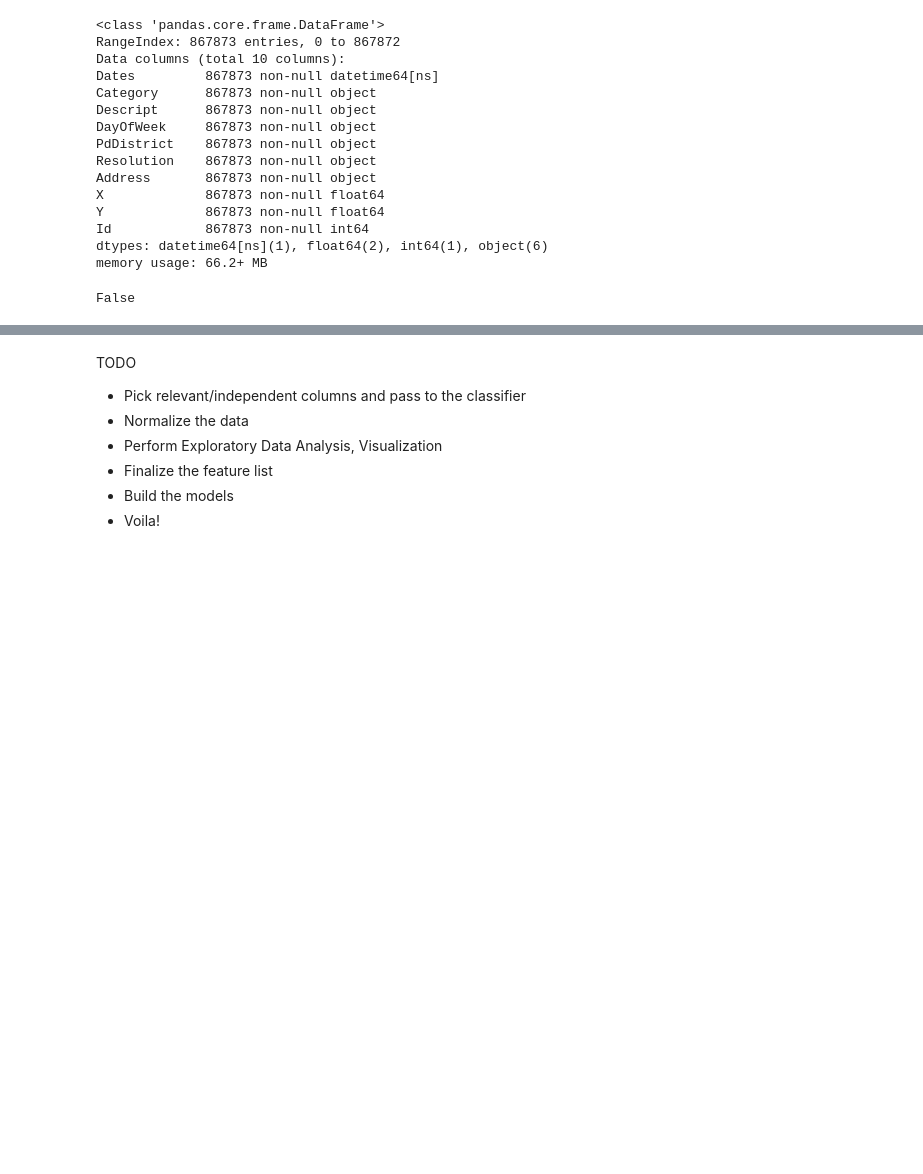
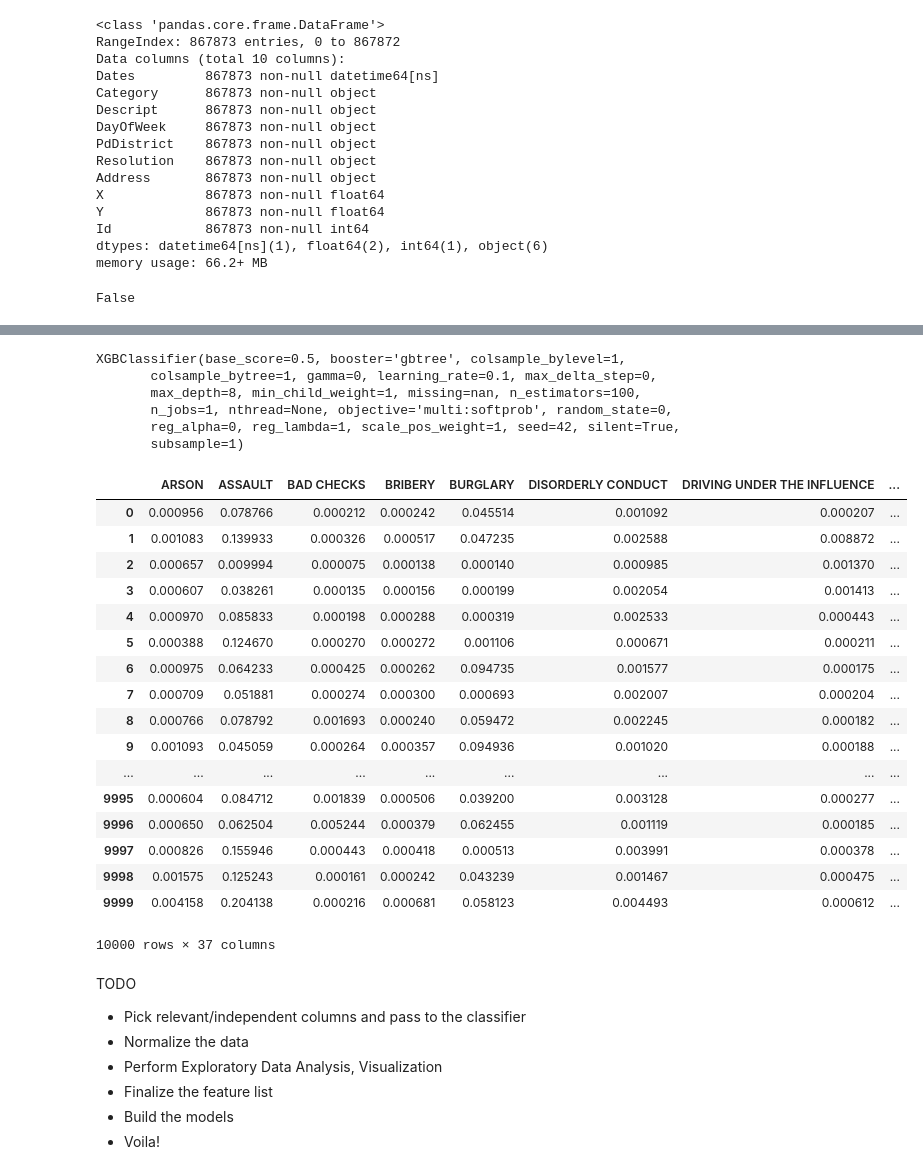
Before and after one commit to gopuvenkat/sfo-crime-classification, a Jupyter notebook: sfo-crime-classification.ipynb, the cells around one changed output, grey strips where cells are left out. Saved outputs shown, nothing was run; the diff lists cells and outputs as text; code cells hidden in the pictures; blank space fills up the shorter version.

Commit message:
XGBOOST: 2.03813

```diff
--- a/sfo-crime-classification.ipynb
+++ b/sfo-crime-classification.ipynb
@@ -265,0 +277,36 @@ print("Score = {0:.5f}".format(score))
+# %%
+model = pickle.load(open("xgboost.p", "rb"))
+model
+# %% [output]
+XGBClassifier(base_score=0.5, booster='gbtree', colsample_bylevel=1,
+       colsample_bytree=1, gamma=0, learning_rate=0.1, max_delta_step=0,
+       max_depth=8, min_child_weight=1, missing=nan, n_estimators=100,
+       n_jobs=1, nthread=None, objective='multi:softprob', random_state=0,
+       reg_alpha=0, reg_lambda=1, scale_pos_weight=1, seed=42, silent=True,
+       subsample=1)
+# %%
+predictions = model.predict_proba(X_test)
+# %%
+submission = pd.DataFrame(predictions)
+submission.columns = sorted(data.Category.unique())
+submission['Id'] = test['Id']
+submission
+# %% [output]
+|  | ARSON | ASSAULT | BAD CHECKS | BRIBERY | BURGLARY | DISORDERLY CONDUCT | DRIVING UNDER THE INFLUENCE | ... |
+| 0 | 0.000956 | 0.078766 | 0.000212 | 0.000242 | 0.045514 | 0.001092 | 0.000207 | ... |
+| 1 | 0.001083 | 0.139933 | 0.000326 | 0.000517 | 0.047235 | 0.002588 | 0.008872 | ... |
+| 2 | 0.000657 | 0.009994 | 0.000075 | 0.000138 | 0.000140 | 0.000985 | 0.001370 | ... |
+| 3 | 0.000607 | 0.038261 | 0.000135 | 0.000156 | 0.000199 | 0.002054 | 0.001413 | ... |
+| 4 | 0.000970 | 0.085833 | 0.000198 | 0.000288 | 0.000319 | 0.002533 | 0.000443 | ... |
+| 5 | 0.000388 | 0.124670 | 0.000270 | 0.000272 | 0.001106 | 0.000671 | 0.000211 | ... |
+| 6 | 0.000975 | 0.064233 | 0.000425 | 0.000262 | 0.094735 | 0.001577 | 0.000175 | ... |
+| 7 | 0.000709 | 0.051881 | 0.000274 | 0.000300 | 0.000693 | 0.002007 | 0.000204 | ... |
+| 8 | 0.000766 | 0.078792 | 0.001693 | 0.000240 | 0.059472 | 0.002245 | 0.000182 | ... |
+| 9 | 0.001093 | 0.045059 | 0.000264 | 0.000357 | 0.094936 | 0.001020 | 0.000188 | ... |
+| ... | ... | ... | ... | ... | ... | ... | ... | ... |
+| 9995 | 0.000604 | 0.084712 | 0.001839 | 0.000506 | 0.039200 | 0.003128 | 0.000277 | ... |
+| 9996 | 0.000650 | 0.062504 | 0.005244 | 0.000379 | 0.062455 | 0.001119 | 0.000185 | ... |
+| 9997 | 0.000826 | 0.155946 | 0.000443 | 0.000418 | 0.000513 | 0.003991 | 0.000378 | ... |
+| 9998 | 0.001575 | 0.125243 | 0.000161 | 0.000242 | 0.043239 | 0.001467 | 0.000475 | ... |
+| 9999 | 0.004158 | 0.204138 | 0.000216 | 0.000681 | 0.058123 | 0.004493 | 0.000612 | ... |
+10000 rows × 37 columns
```
Also changed, not shown: parts of 36 cells of this notebook, 1 other file.
